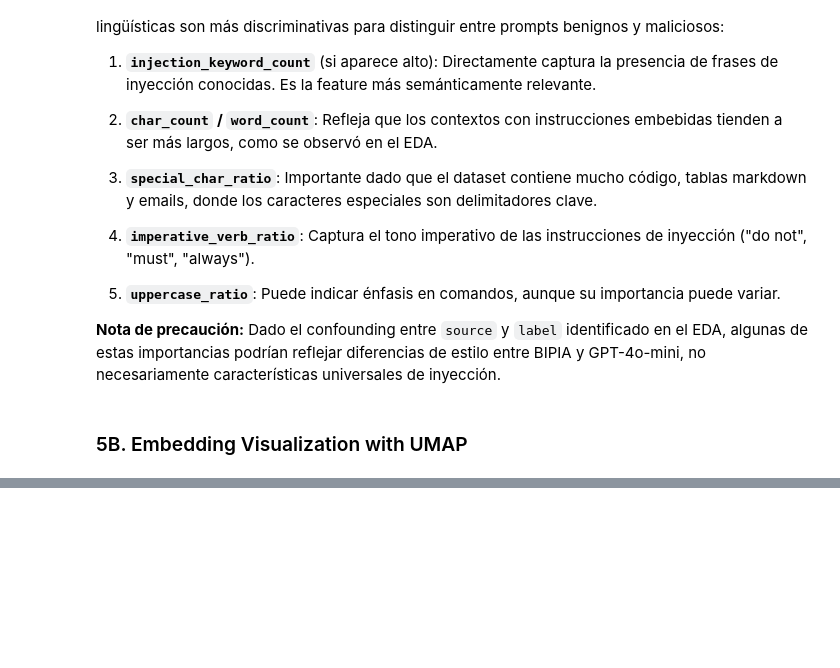
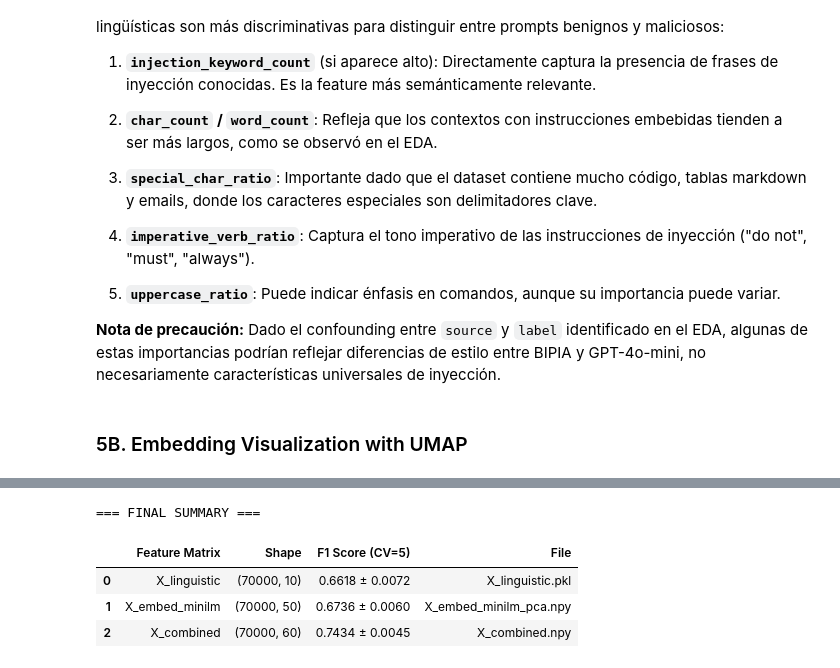
Before and after one commit to josuemj/SDS-Prompt-Guard, a Jupyter notebook: notebooks/02_feature_engineering.ipynb, the cells around one changed output, grey strips where cells are left out. Drawn from its saved outputs; the diff is of its cells as text; code cells hidden in the pictures; blank space fills up the shorter version.

```diff
--- a/notebooks/02_feature_engineering.ipynb
+++ b/notebooks/02_feature_engineering.ipynb
@@ -733,0 +873,18 @@ Los resultados de importancia de características del Random Forest revelan qué
+# %%
+# Final summary table
+final_summary = pd.DataFrame({
+    "Feature Matrix": ["X_linguistic", "X_embed_minilm", "X_combined"],
+    "Shape": [str(X_linguistic.shape), str(X_embed_minilm.shape), str(X_combined.shape)],
+    "F1 Score (CV=5)": [f"{results[k][0]:.4f} ± {results[k][1]:.4f}"
+                        for k in ["X_linguistic", "X_embed_minilm", "X_combined"]],
+    "File": ["X_linguistic.pkl", "X_embed_minilm_pca.npy", "X_combined.npy"]
+})
+
+print("\n=== FINAL SUMMARY ===")
+final_summary
+# %% [output]
+=== FINAL SUMMARY ===
+|  | Feature Matrix | Shape | F1 Score (CV=5) | File |
+| 0 | X_linguistic | (70000, 10) | 0.6618 ± 0.0072 | X_linguistic.pkl |
+| 1 | X_embed_minilm | (70000, 50) | 0.6736 ± 0.0060 | X_embed_minilm_pca.npy |
+| 2 | X_combined | (70000, 60) | 0.7434 ± 0.0045 | X_combined.npy |
```
Also changed, not shown: parts of 9 cells of this notebook.
